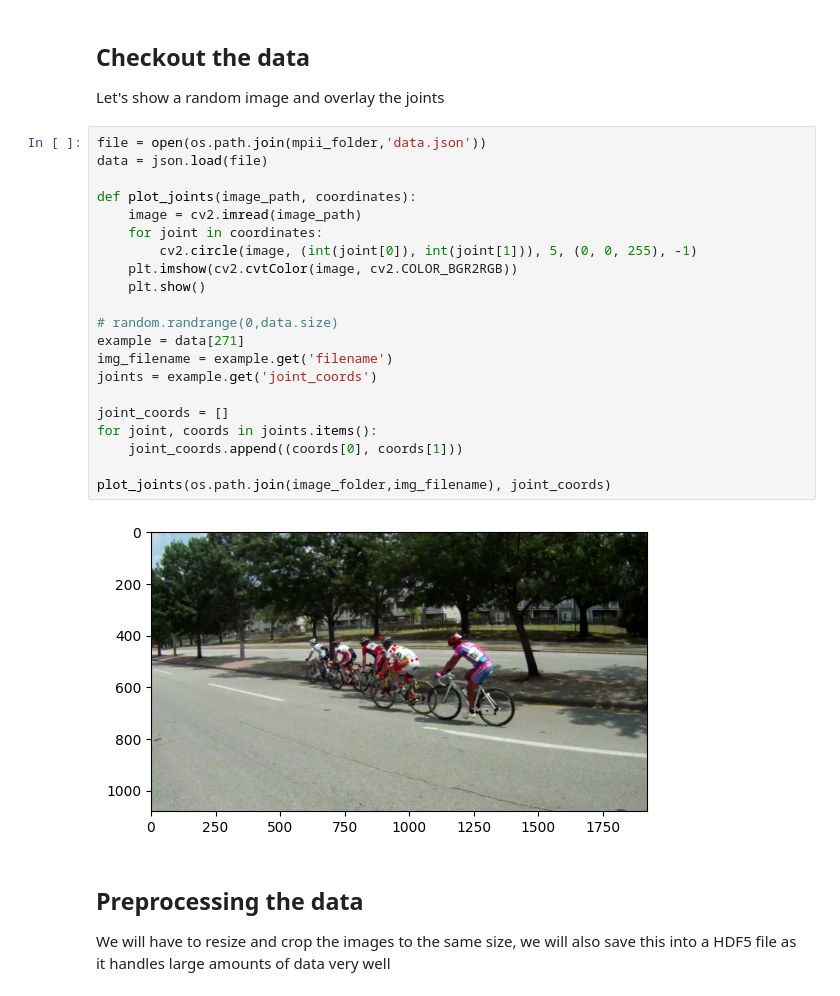
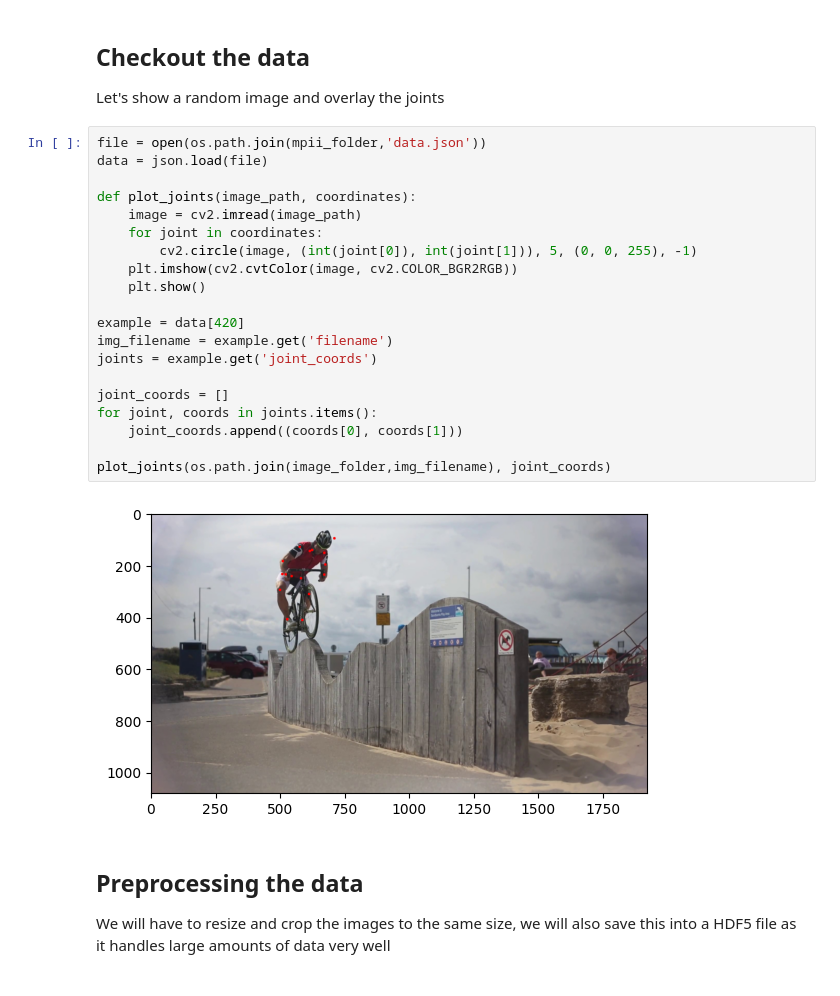
Before and after one commit to williamsaether/BikeFit, a Jupyter notebook: data/exploring.ipynb, the cells around one changed output. Drawn from its saved outputs; the diff is of its cells as text.

```diff
--- a/data/exploring.ipynb
+++ b/data/exploring.ipynb
@@ -83,26 +82,25 @@ Let's show a random image and overlay the joints
 # %%
 file = open(os.path.join(mpii_folder,'data.json'))
 data = json.load(file)
 
 def plot_joints(image_path, coordinates):
     image = cv2.imread(image_path)
     for joint in coordinates:
         cv2.circle(image, (int(joint[0]), int(joint[1])), 5, (0, 0, 255), -1)
     plt.imshow(cv2.cvtColor(image, cv2.COLOR_BGR2RGB))
     plt.show()
 
-# random.randrange(0,data.size)
-example = data[271]
+example = data[420]
 img_filename = example.get('filename')
 joints = example.get('joint_coords')
 
 joint_coords = []
 for joint, coords in joints.items():
     joint_coords.append((coords[0], coords[1]))
 
 plot_joints(os.path.join(image_folder,img_filename), joint_coords)
 # %% [output]
-[figure, old version]
+[figure, new version]
 # %% [markdown]
 ## Preprocessing the data
 We will have to resize and crop the images to the same size, we will also save this into a HDF5 file as it handles large amounts of data very well
```
Also changed, not shown: parts of 1 cell of this notebook, 1 other file.
